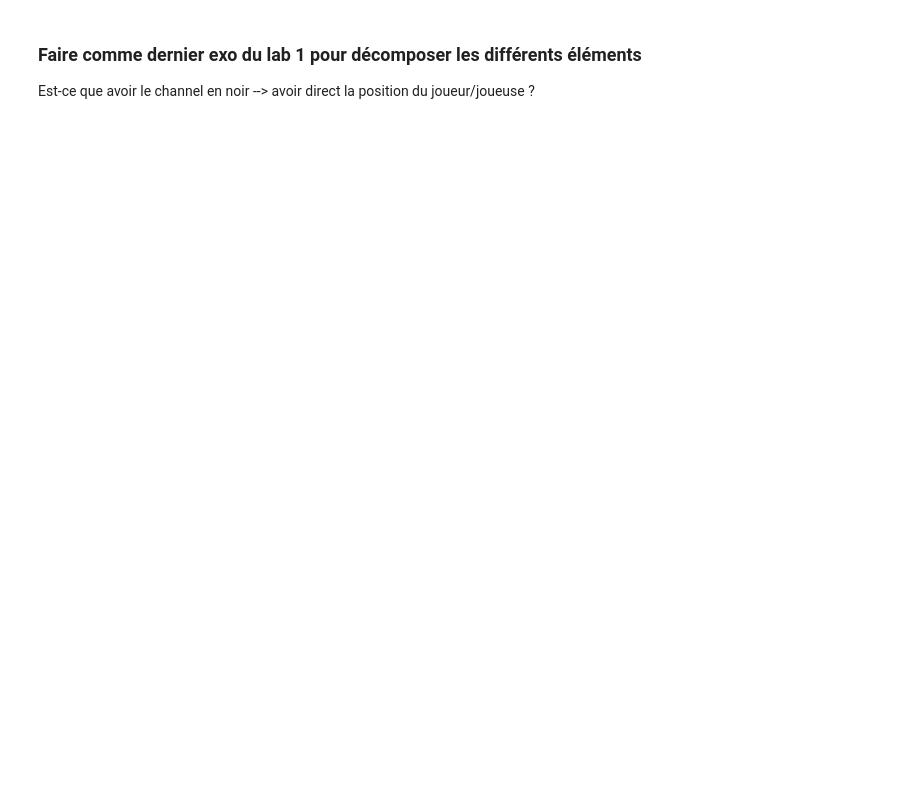
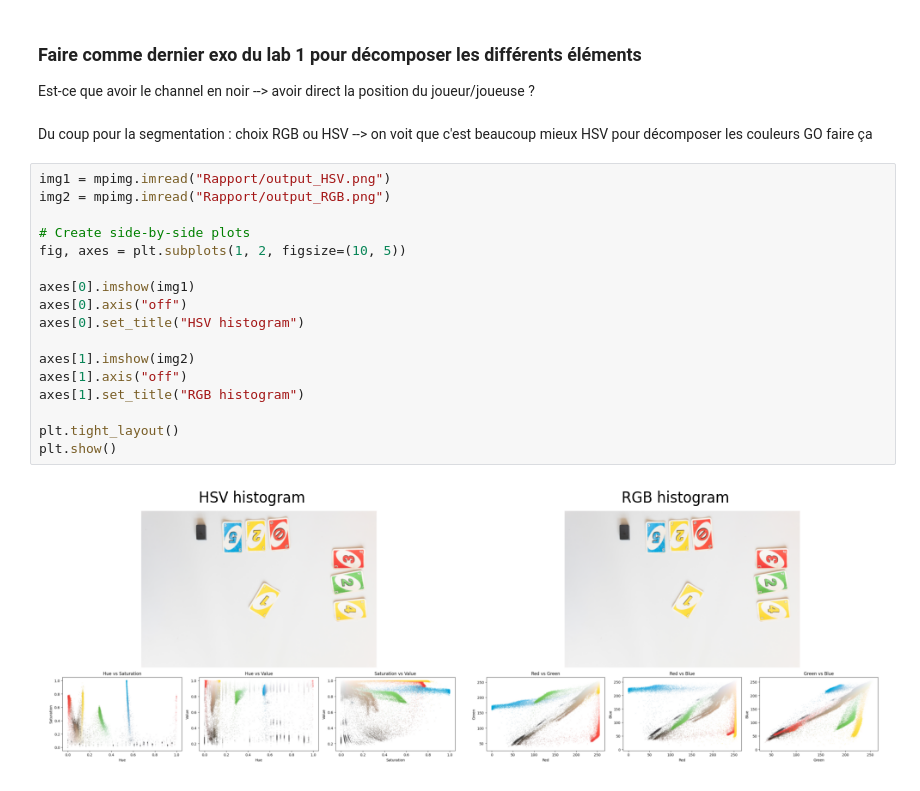
Before and after one commit to JohannePinel/iapr2026, a Jupyter notebook: Project/Project_iapr.ipynb, the cells around one changed output. Drawn from its saved outputs; the diff is of its cells as text; blank space fills up the shorter version.

Commit message:
segmentation à affiner mais principe bon

```diff
--- a/Project/Project_iapr.ipynb
+++ b/Project/Project_iapr.ipynb
@@ -170,4 +118,25 @@ plot_thresholded_image(img=img, func=apply_rgb_threshold, title="Best RGB Thresh
 ### Faire comme dernier exo du lab 1 pour décomposer les différents éléments
 
 Est-ce que avoir le channel en noir --> avoir direct la position du joueur/joueuse ?
+# %% [markdown]
+Du coup pour la segmentation : choix RGB ou HSV --> on voit que c'est beaucoup mieux HSV pour décomposer les couleurs GO faire ça
+# %%
+img1 = mpimg.imread("Rapport/output_HSV.png")
+img2 = mpimg.imread("Rapport/output_RGB.png")
+
+# Create side-by-side plots
+fig, axes = plt.subplots(1, 2, figsize=(10, 5))
+
+axes[0].imshow(img1)
+axes[0].axis("off")
+axes[0].set_title("HSV histogram")
+
+axes[1].imshow(img2)
+axes[1].axis("off")
+axes[1].set_title("RGB histogram")
+
+plt.tight_layout()
+plt.show()
+# %% [output]
+[figure, added]
 # %%
```
Also changed, not shown: parts of 12 cells of this notebook, 2 other files.
